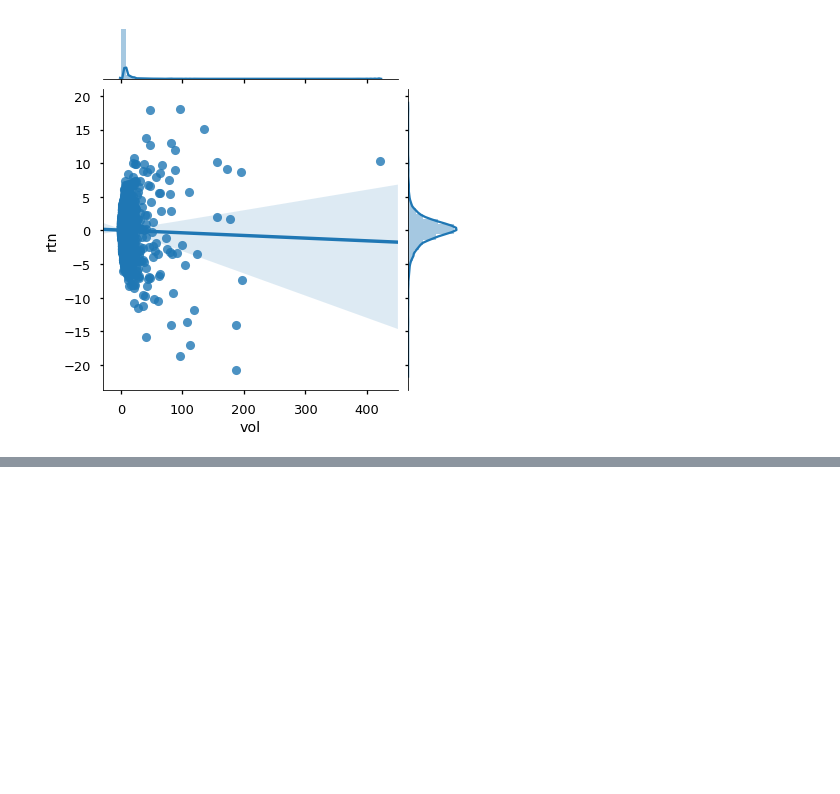
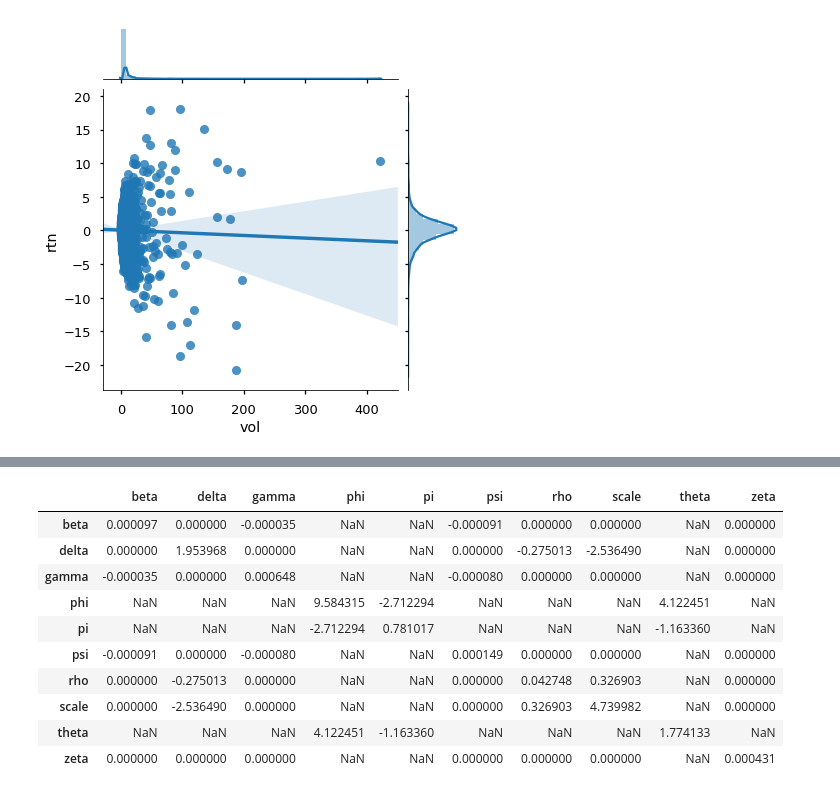
Before and after one commit to sangrey/RiskPriceInference, a Jupyter notebook: volpriceinference/robust_inference_on_data.ipynb, the cells around one changed output, grey strips where cells are left out. Cells and saved outputs as stored; diff of their text form; code cells hidden in the pictures; blank space fills up the shorter version.

```diff
--- a/volpriceinference/robust_inference_on_data.ipynb
+++ b/volpriceinference/robust_inference_on_data.ipynb
@@ -97,2 +97,16 @@ omega
+# %%
+omega_cov
+# %% [output]
+|  | beta | delta | gamma | phi | pi | psi | rho | scale | theta | zeta |
+| beta | 0.000097 | 0.000000 | -0.000035 | NaN | NaN | -0.000091 | 0.000000 | 0.000000 | NaN | 0.000000 |
+| delta | 0.000000 | 1.953968 | 0.000000 | NaN | NaN | 0.000000 | -0.275013 | -2.536490 | NaN | 0.000000 |
+| gamma | -0.000035 | 0.000000 | 0.000648 | NaN | NaN | -0.000080 | 0.000000 | 0.000000 | NaN | 0.000000 |
+| phi | NaN | NaN | NaN | 9.584315 | -2.712294 | NaN | NaN | NaN | 4.122451 | NaN |
+| pi | NaN | NaN | NaN | -2.712294 | 0.781017 | NaN | NaN | NaN | -1.163360 | NaN |
+| psi | -0.000091 | 0.000000 | -0.000080 | NaN | NaN | 0.000149 | 0.000000 | 0.000000 | NaN | 0.000000 |
+| rho | 0.000000 | -0.275013 | 0.000000 | NaN | NaN | 0.000000 | 0.042748 | 0.326903 | NaN | 0.000000 |
+| scale | 0.000000 | -2.536490 | 0.000000 | NaN | NaN | 0.000000 | 0.326903 | 4.739982 | NaN | 0.000000 |
+| theta | NaN | NaN | NaN | 4.122451 | -1.163360 | NaN | NaN | NaN | 1.774133 | NaN |
+| zeta | 0.000000 | 0.000000 | 0.000000 | NaN | NaN | 0.000000 | 0.000000 | 0.000000 | NaN | 0.000431 |
 # %%
 data.vol.sort_values(ascending=True).head()
```
Also changed, not shown: parts of 3 cells of this notebook, 6 other files.
